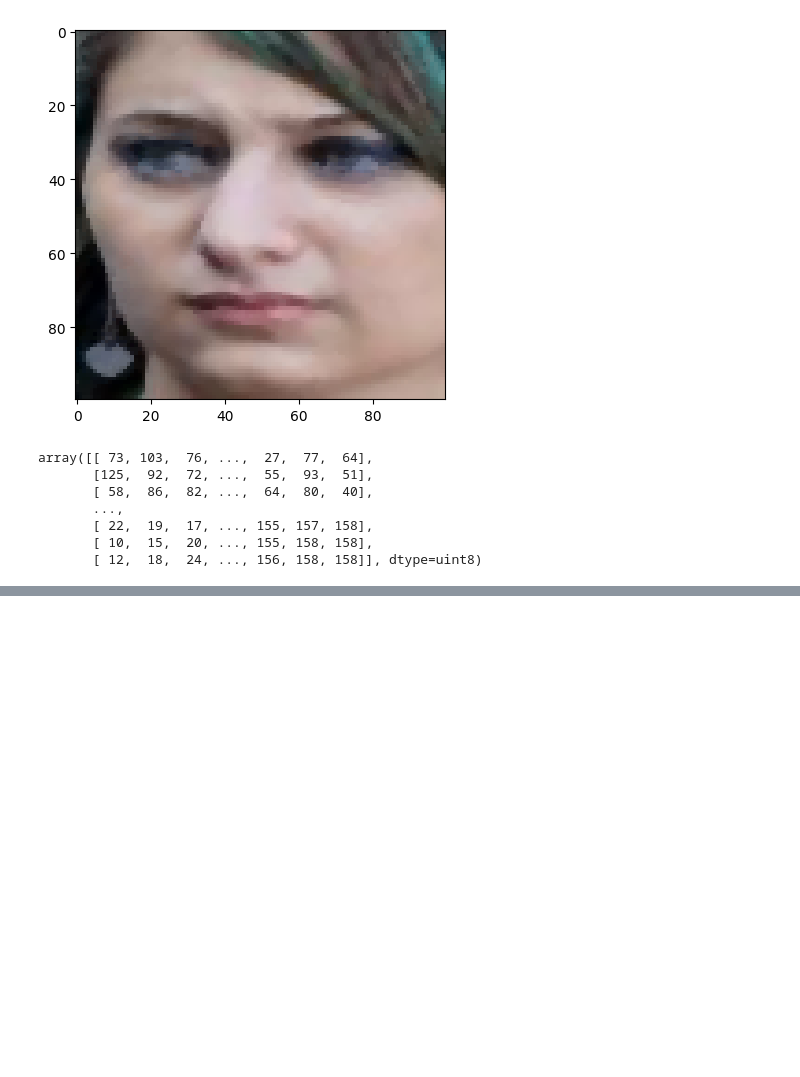
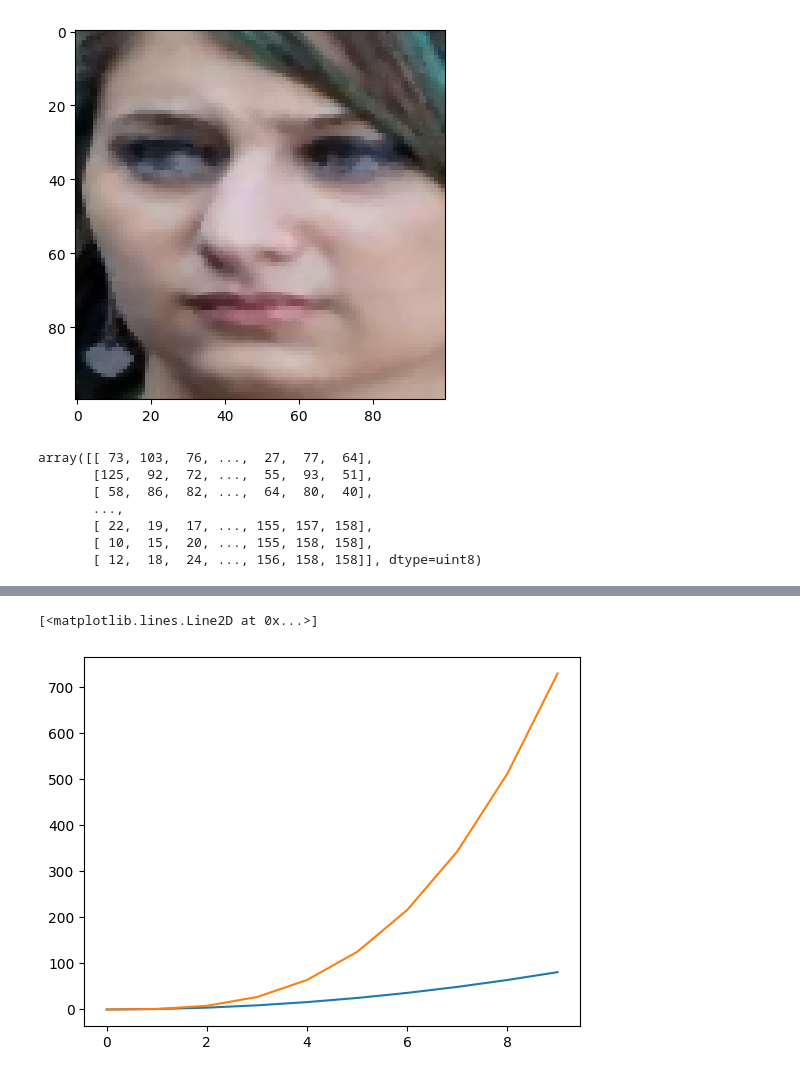
Before and after one commit to Pmilivojevic/facial_expression_detection, a Jupyter notebook: research/trials.ipynb, the cells around one changed output, grey strips where cells are left out. Saved outputs shown, nothing was run; the diff lists cells and outputs as text; code cells hidden in the pictures; blank space fills up the shorter version.

```diff
--- a/research/trials.ipynb
+++ b/research/trials.ipynb
@@ -91,0 +113,11 @@ array([[ 73, 103,  76, ...,  27,  77,  64],
+# %%
+x = list(range(10))
+y = [i**2 for i in x]
+z = [i**3 for i in x]
+# %%
+# plt.figure(figsize=(12, 6))
+plt.plot(x, y, label='Train Loss')
+plt.plot(x, z, label='Validation Loss')
+# %% [output]
+[<matplotlib.lines.Line2D at 0x...>]
+[figure, added]
```
Also changed, not shown: parts of 16 cells of this notebook, 14 other files.
